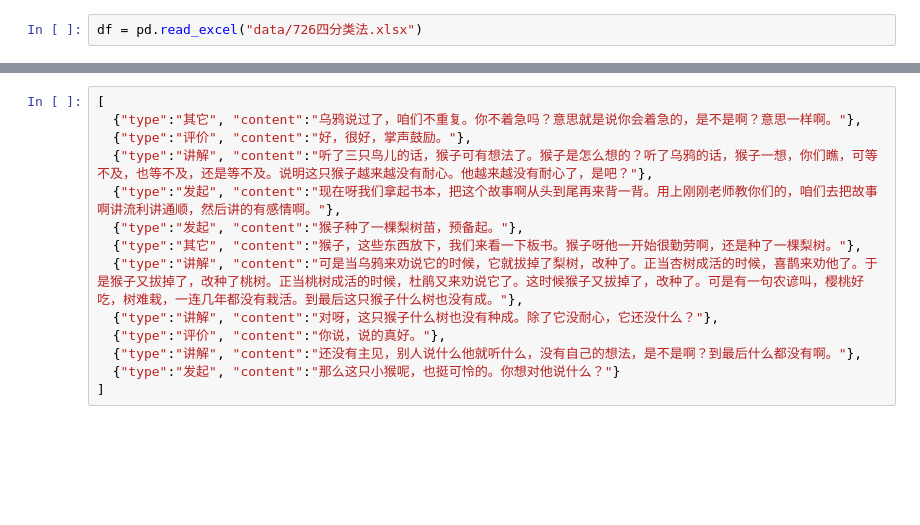
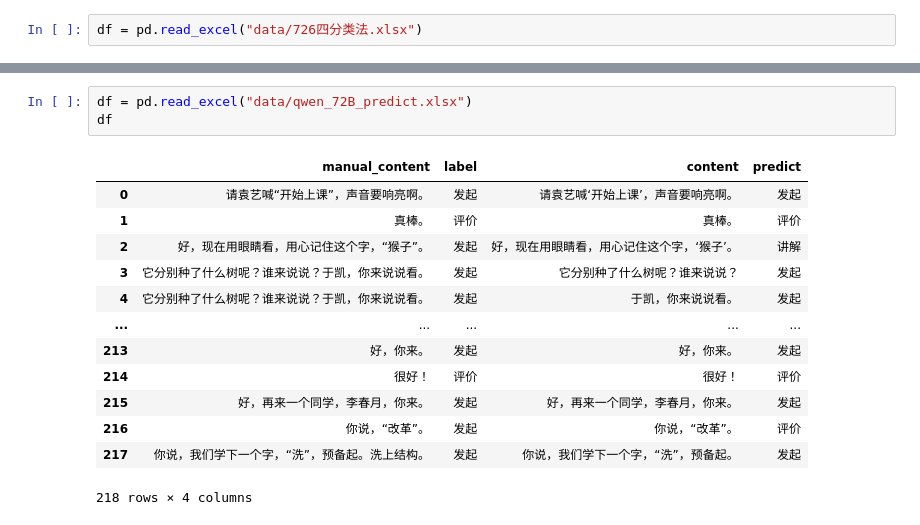
Before and after one commit to yimengmiao/theme_extraction, a Jupyter notebook: test.ipynb, the cells around one changed output, grey strips where cells are left out. Cells and saved outputs as stored; diff of their text form; blank space fills up the shorter version.

```diff
--- a/test.ipynb
+++ b/test.ipynb
@@ -652,16 +652,19 @@ df
 | 9 | 乌鸦说过了，咱们不重复， 你不着急吗？ 意思就是说你会着急的，是不... | 乌鸦说过了，咱们不重复。你不着急吗？意思就是说你会着急的，是不是啊... | [\n{"type": "其它", "content": "乌鸦说... | {\n "result": [\n {\n\n"type": "讲... | [\n {"type": "发起", "content": "乌鸦... | [\n {"type":"其它", "content":"乌鸦说过... | [\n{"type":"讲解","content":"乌鸦说过了，... | ... |
 | 10 | 你有什么话， 想对他说说，汤子晨，你说，嗯，请坐，不要光听别人要有... | 你有什么话，想对他说说？汤子晨，你说。嗯，请坐。不要光听别人，要有... | [\n{\n"type": "发起",\n"content": "... | {\n "result": [\n {\n\n"type": "发... | [\n {"type": "发起", "content": "你有... | [\n {"type":"发起","content":"你有什么话... | [\n {"type": "发起", "content": "你有... | ... |
 # %%
-[
-  {"type":"其它", "content":"乌鸦说过了，咱们不重复。你不着急吗？意思就是说你会着急的，是不是啊？意思一样啊。"},
-  {"type":"评价", "content":"好，很好，掌声鼓励。"},
-  {"type":"讲解", "content":"听了三只鸟儿的话，猴子可有想法了。猴子是怎么想的？听了乌鸦的话，猴子一想，你们瞧，可等不及，也等不及，还是等不及。说明这只猴子越来越没有耐心。他越来越没有耐心了，是吧？"},
-  {"type":"发起", "content":"现在呀我们拿起书本，把这个故事啊从头到尾再来背一背。用上刚刚老师教你们的，咱们去把故事啊讲流利讲通顺，然后讲的有感情啊。"},
-  {"type":"发起", "content":"猴子种了一棵梨树苗，预备起。"},
-  {"type":"其它", "content":"猴子，这些东西放下，我们来看一下板书。猴子呀他一开始很勤劳啊，还是种了一棵梨树。"},
-  {"type":"讲解", "content":"可是当乌鸦来劝说它的时候，它就拔掉了梨树，改种了。正当杏树成活的时候，喜鹊来劝他了。于是猴子又拔掉了，改种了桃树。正当桃树成活的时候，杜鹃又来劝说它了。这时候猴子又拔掉了，改种了。可是有一句农谚叫，樱桃好吃，树难栽，一连几年都没有栽活。到最后这只猴子什么树也没有成。"},
-  {"type":"讲解", "content":"对呀，这只猴子什么树也没有种成。除了它没耐心，它还没什么？"},
-  {"type":"评价", "content":"你说，说的真好。"},
-  {"type":"讲解", "content":"还没有主见，别人说什么他就听什么，没有自己的想法，是不是啊？到最后什么都没有啊。"},
-  {"type":"发起", "content":"那么这只小猴呢，也挺可怜的。你想对他说什么？"}
-]
+df = pd.read_excel("data/qwen_72B_predict.xlsx")
+df
+# %% [output]
+|  | manual_content | label | content | predict |
+| 0 | 请袁艺喊“开始上课”，声音要响亮啊。 | 发起 | 请袁艺喊‘开始上课’，声音要响亮啊。 | 发起 |
+| 1 | 真棒。 | 评价 | 真棒。 | 评价 |
+| 2 | 好，现在用眼睛看，用心记住这个字，“猴子”。 | 发起 | 好，现在用眼睛看，用心记住这个字，‘猴子’。 | 讲解 |
+| 3 | 它分别种了什么树呢？谁来说说？于凯，你来说说看。 | 发起 | 它分别种了什么树呢？谁来说说？ | 发起 |
+| 4 | 它分别种了什么树呢？谁来说说？于凯，你来说说看。 | 发起 | 于凯，你来说说看。 | 发起 |
+| ... | ... | ... | ... | ... |
+| 213 | 好，你来。 | 发起 | 好，你来。 | 发起 |
+| 214 | 很好！ | 评价 | 很好！ | 评价 |
+| 215 | 好，再来一个同学，李春月，你来。 | 发起 | 好，再来一个同学，李春月，你来。 | 发起 |
+| 216 | 你说，“改革”。 | 发起 | 你说，“改革”。 | 评价 |
+| 217 | 你说，我们学下一个字，“洗”，预备起。洗上结构。 | 发起 | 你说，我们学下一个字，“洗”，预备起。 | 发起 |
+218 rows × 4 columns
```
Also changed, not shown: parts of 3 cells of this notebook, 14 other files.
